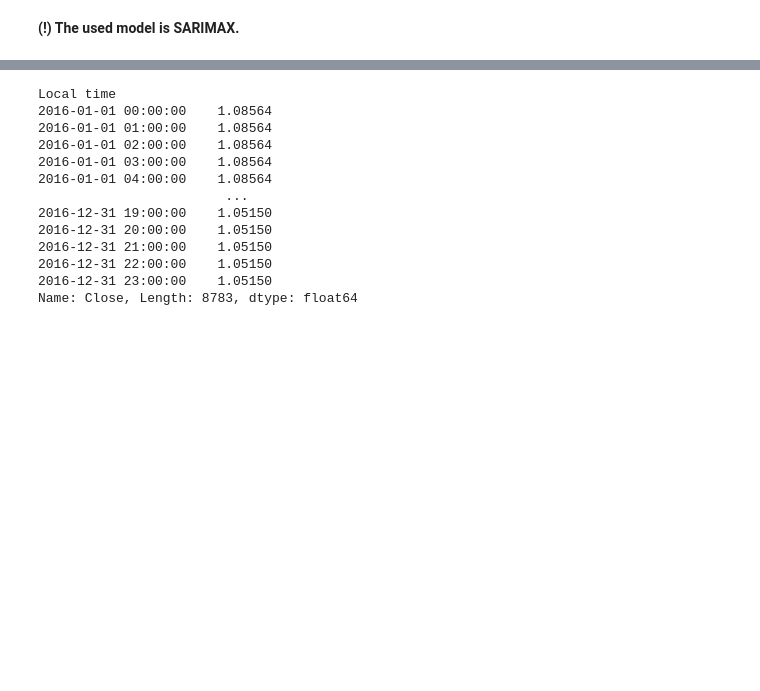
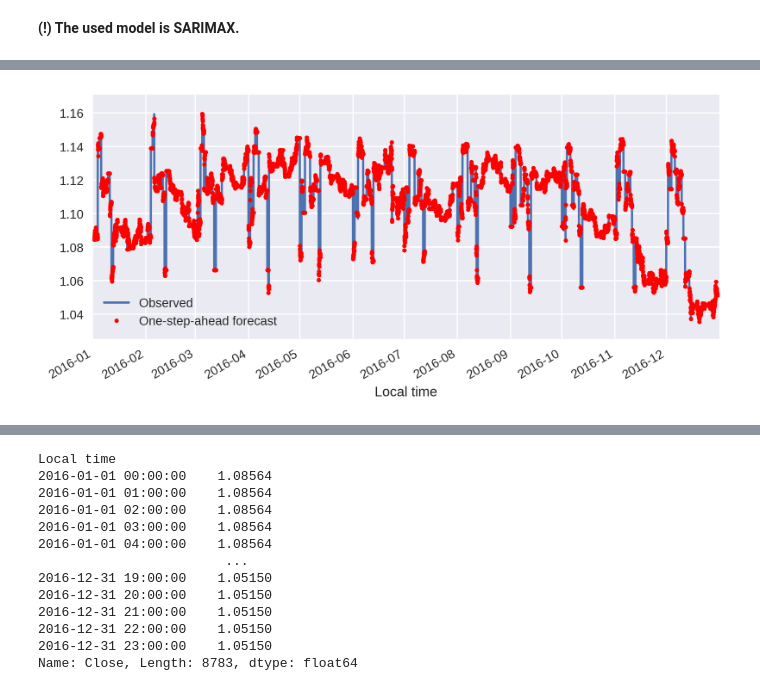
Before and after one commit to viktor-begun/ML_Trading, a Jupyter notebook: ML_Arima.ipynb, the cells around one changed output, grey strips where cells are left out. Drawn from its saved outputs; the diff is of its cells as text; code cells hidden in the pictures; blank space fills up the shorter version.

```diff
--- a/ML_Arima.ipynb
+++ b/ML_Arima.ipynb
@@ -368,0 +471,8 @@ Warnings:
+# %%
+# Create an SARIMAX model instance - here we use it to estimate
+# the parameters via MLE using the `fit` method, but we can
+# also re-use it below for the Bayesian estimation
+mod = sm.tsa.statespace.SARIMAX(df_close, order=(3, 1, 0))
+
+res_mle = mod.fit(disp=False)
+print(res_mle.summary())
@@ -368,0 +497,20 @@ Warnings:
+# %%
+predict_mle = res_mle.get_prediction()
+predict_mle_ci = predict_mle.conf_int()
+lower = predict_mle_ci['lower Close']
+upper = predict_mle_ci['upper Close']
+
+# Graph
+fig, ax = plt.subplots(figsize=(9,4), dpi=300)
+
+# Plot data points
+df_close.plot(ax=ax, style='-', label='Observed')
+
+# Plot predictions
+predict_mle.predicted_mean.plot(ax=ax, style='r.', label='One-step-ahead forecast')
+#ax.fill_between(predict_mle_ci.index, lower, upper, color='r', alpha=0.1)
+ax.legend(loc='lower left')
+ax.set_ylim([df_close.min()*0.99,df_close.max()*1.01])
+plt.show()
+# %% [output]
+[figure, added]
```
Also changed, not shown: parts of 34 cells of this notebook.
